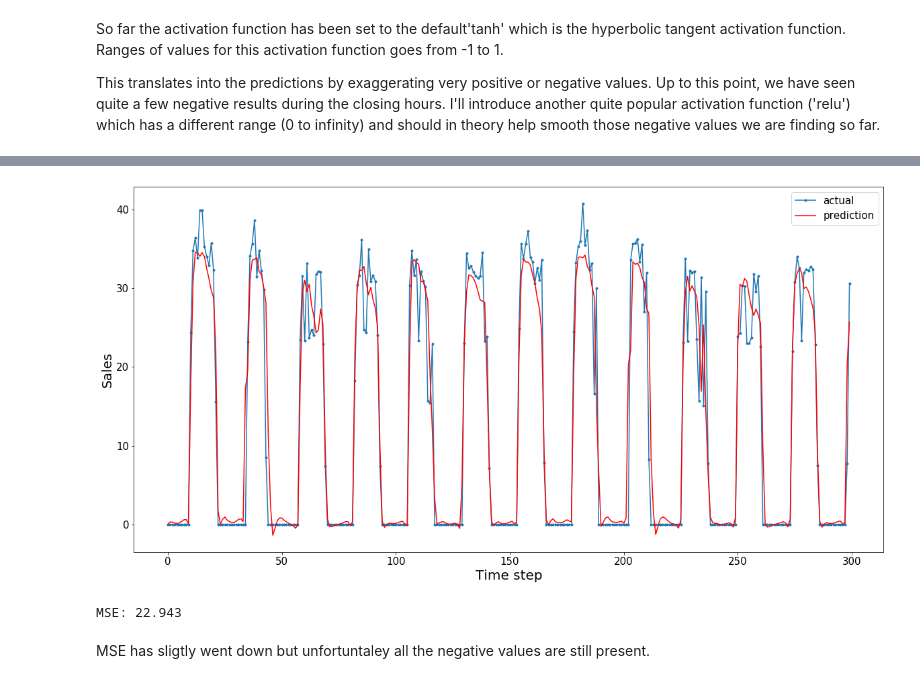
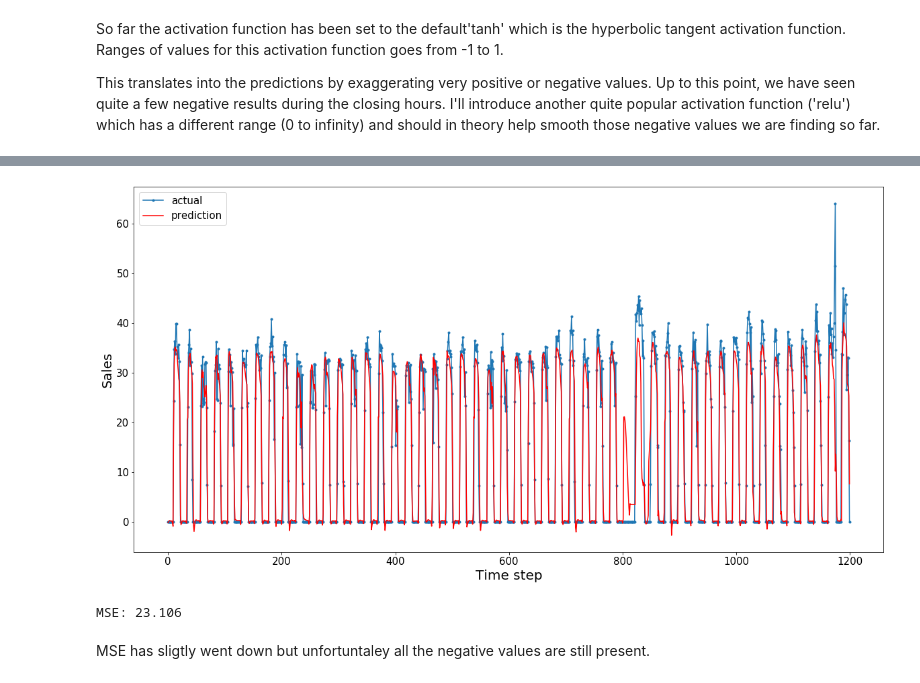
Before and after one commit to matteomm/sales-traffic-us-store, a Jupyter notebook: notebooks/modelling_sales.ipynb, the cells around one changed output, grey strips where cells are left out. Drawn from its saved outputs; the diff is of its cells as text; code cells hidden in the pictures.

```diff
--- a/notebooks/modelling_sales.ipynb
+++ b/notebooks/modelling_sales.ipynb
@@ -383,8 +383,8 @@ MSE: 21.365
 # %%
-mse_plot_pred(model_3,validation_X, validation_y, 300)
+mse_plot_pred(model_3,validation_X, validation_y, 1200)
 # %% [output]
-[figure, old version]
+[figure, new version]
-MSE: 22.943
+MSE: 23.106
 # %% [markdown]
 MSE has sligtly went down but unfortuntaley all the negative values are still present.
 # %% [markdown]
```
Also changed, not shown: parts of 23 cells of this notebook, 6 other files.
